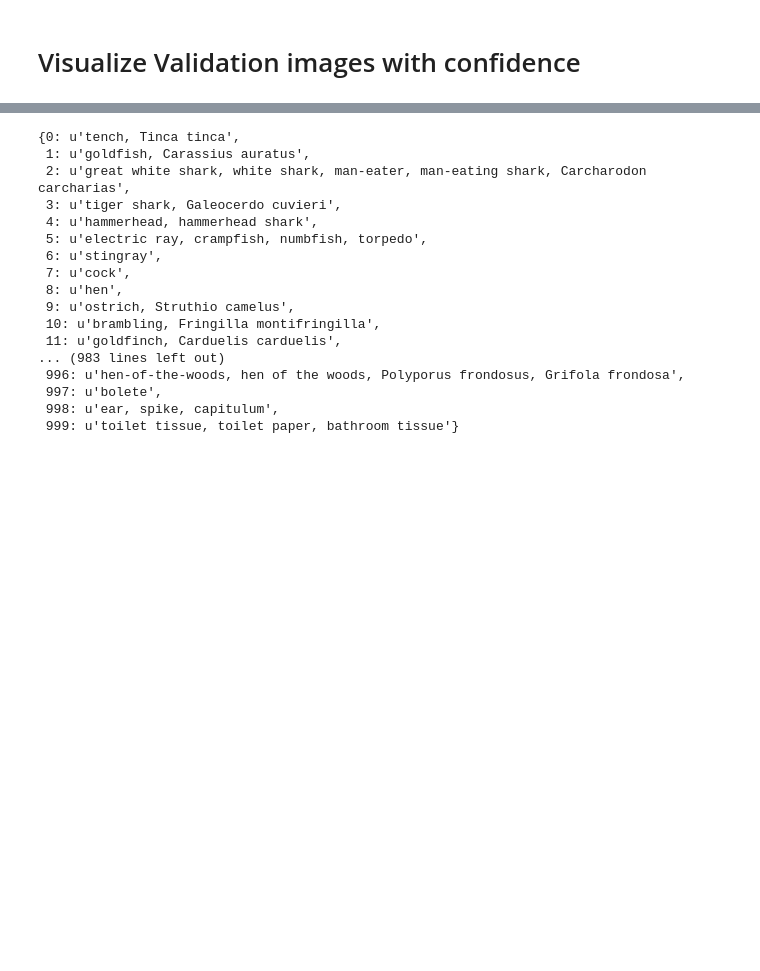
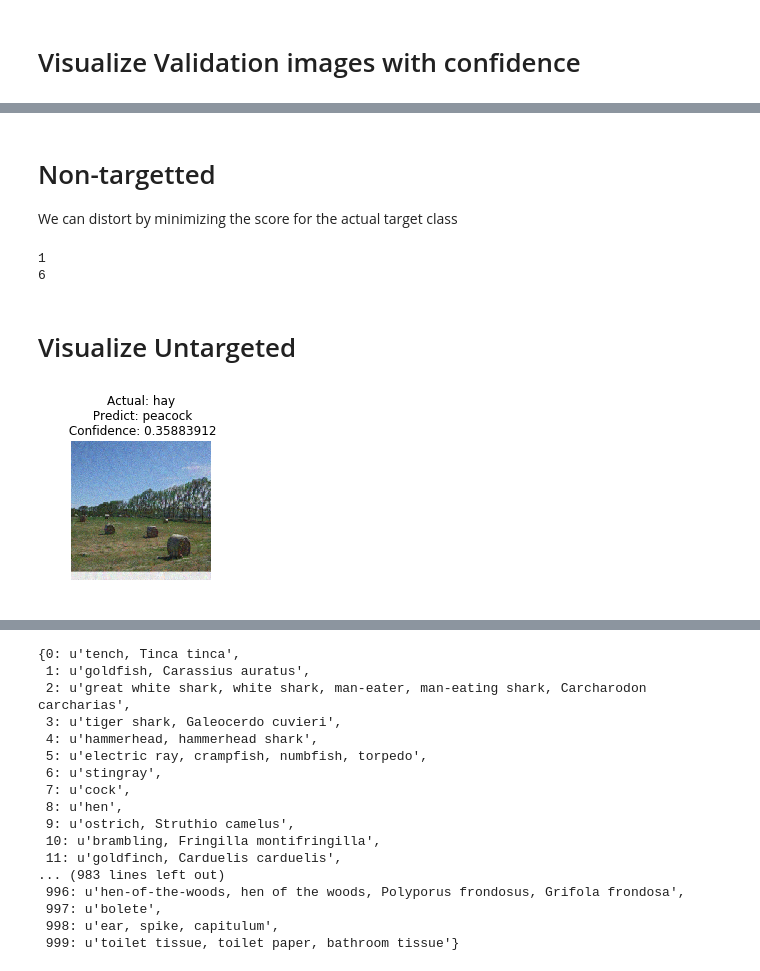
Before and after one commit to nagn/adversarial-vision, a Jupyter notebook: demo.ipynb, the cells around one changed output, grey strips where cells are left out. Saved outputs shown, nothing was run; the diff lists cells and outputs as text; code cells hidden in the pictures; blank space fills up the shorter version.

```diff
--- a/demo.ipynb
+++ b/demo.ipynb
@@ -111,0 +157,60 @@ fig.set_size_inches(20, 50)
+# %% [markdown]
+# Non-targetted
+We can distort by minimizing the score for the actual target class
+# %%
+# Wrap our data in another variable that tracks gradients
+X_adversarial = Variable(X_tensor.clone(), requires_grad=True)
+y_var = Variable(torch.LongTensor(y), requires_grad=False)
+iterations = 10
+epsilon = 0.5
+for i in range(iterations):
+    # compute scores with our adversarial images (currently the original data)
+    adversarial_scores = resnet18(X_adversarial.clone())
+
+    # Get unnormalized probabilities
+    target_scores = adversarial_scores.gather(1, y_var.view(-1, 1)).squeeze()
+
+    # now we back propogate to our original image
+    target_scores.backward(torch.ones((N,),dtype=torch.float32))
+
+    # implement fast gradient
+    noise = X_adversarial.grad.clone()
+    noise[noise < 0] = -1
+    noise[noise > 0] = 1
+
+    # Then multiplyig by noise
+    dX = (epsilon/iterations * noise)
+
+    # Now we do gradient ascent
+    X_adversarial.data -= dX.data
+
+    # Manually zero the gradients after updating weights
+    X_adversarial.grad.zero_()
+    if i % 5 == 0:
+        print(i + 1)
+# %% [output]
+1
+6
+# %% [markdown]
+# Visualize Untargeted
+# %%
+scores = resnet18(X_adversarial.clone())
+
+# Compute softmax
+probs = torch.softmax(scores, dim=1)
+new_output_scores, new_output_class_indexes = probs.max(dim=1, keepdim=False)
+
+for i in range(N):
+    plt.subplot(10, 5, i + 1)
+    plt.imshow(deprocess(X_adversarial[i].clone().view(-1,3,224,224)))
+    title = "Actual: " + class_names[y[i]]
+    title += "\n Predict: " + class_names[new_output_class_indexes.numpy()[i]]
+    # add score
+    title += "\n Confidence: " + str(new_output_scores.detach().numpy()[i])
+    plt.title(title)
+    plt.axis('off')
+    fig = plt.gcf()
+plt.subplots_adjust(left  = 0.125, right = 0.9, bottom=0.2, top = 0.9, wspace = 0.2, hspace = 0.9)
+fig.set_size_inches(20, 50)
+# %% [output]
+[figure, added]
```
Also changed, not shown: parts of 15 cells of this notebook.
